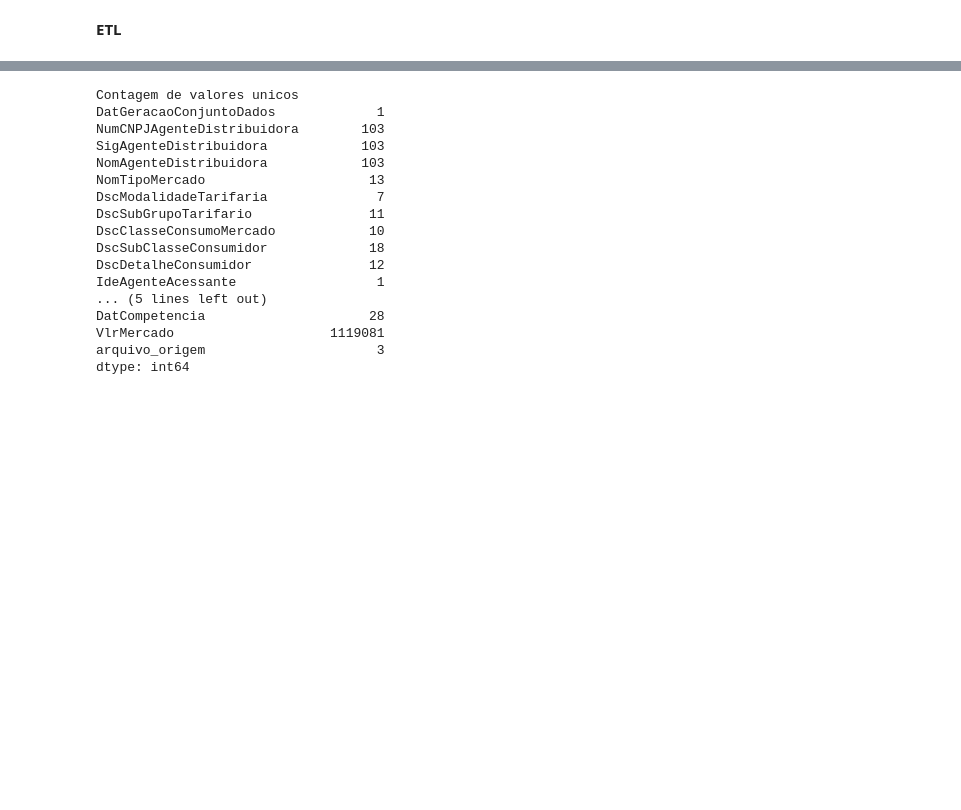
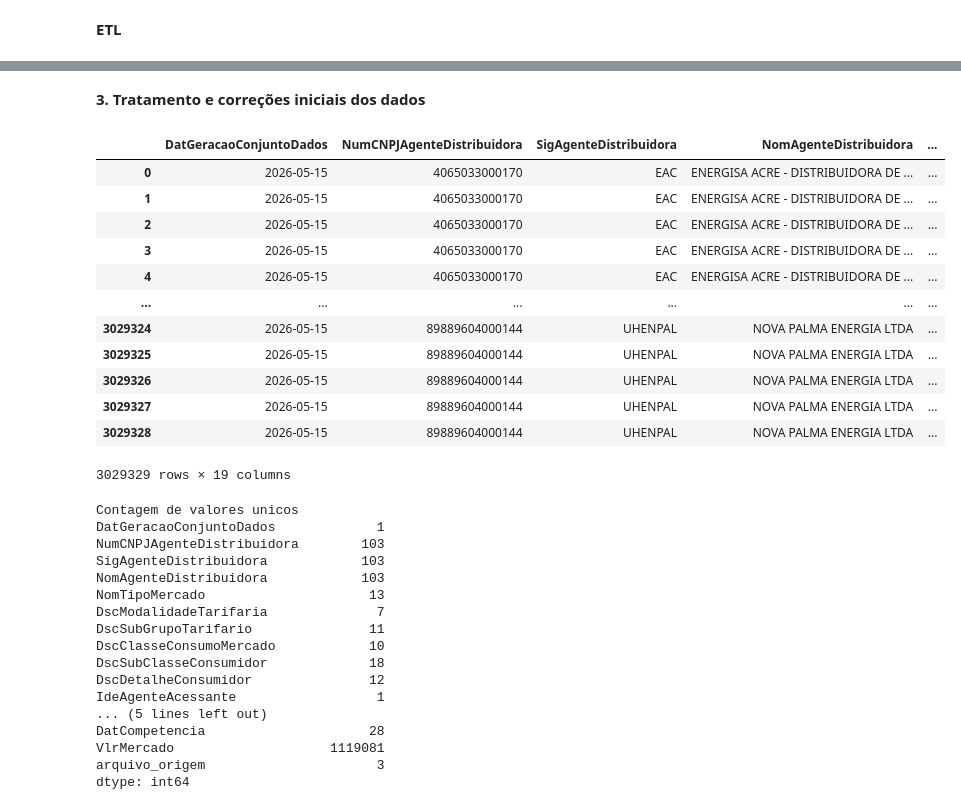
Before and after one commit to Cafeko/Projeto_integra-o-BD-2026.1, a Jupyter notebook: Notebooks/ETL.ipynb, the cells around one changed output, grey strips where cells are left out. Saved outputs shown, nothing was run; the diff lists cells and outputs as text; code cells hidden in the pictures; blank space fills up the shorter version.

```diff
--- a/Notebooks/ETL.ipynb
+++ b/Notebooks/ETL.ipynb
@@ -28,0 +135,2 @@ for arquivo_name in arquivos_name_list:
+# %% [markdown]
+**3. Tratamento e correções iniciais dos dados**
@@ -29 +148,17 @@ for arquivo_name in arquivos_name_list:
+# %%
+df
+# %% [output]
+|  | DatGeracaoConjuntoDados | NumCNPJAgenteDistribuidora | SigAgenteDistribuidora | NomAgenteDistribuidora | ... |
+| 0 | 2026-05-15 | 4065033000170 | EAC | ENERGISA ACRE - DISTRIBUIDORA DE ... | ... |
+| 1 | 2026-05-15 | 4065033000170 | EAC | ENERGISA ACRE - DISTRIBUIDORA DE ... | ... |
+| 2 | 2026-05-15 | 4065033000170 | EAC | ENERGISA ACRE - DISTRIBUIDORA DE ... | ... |
+| 3 | 2026-05-15 | 4065033000170 | EAC | ENERGISA ACRE - DISTRIBUIDORA DE ... | ... |
+| 4 | 2026-05-15 | 4065033000170 | EAC | ENERGISA ACRE - DISTRIBUIDORA DE ... | ... |
+| ... | ... | ... | ... | ... | ... |
+| 3029324 | 2026-05-15 | 89889604000144 | UHENPAL | NOVA PALMA ENERGIA LTDA | ... |
+| 3029325 | 2026-05-15 | 89889604000144 | UHENPAL | NOVA PALMA ENERGIA LTDA | ... |
+| 3029326 | 2026-05-15 | 89889604000144 | UHENPAL | NOVA PALMA ENERGIA LTDA | ... |
+| 3029327 | 2026-05-15 | 89889604000144 | UHENPAL | NOVA PALMA ENERGIA LTDA | ... |
+| 3029328 | 2026-05-15 | 89889604000144 | UHENPAL | NOVA PALMA ENERGIA LTDA | ... |
+3029329 rows × 19 columns
 # %%
```
Also changed, not shown: parts of 26 cells of this notebook.
